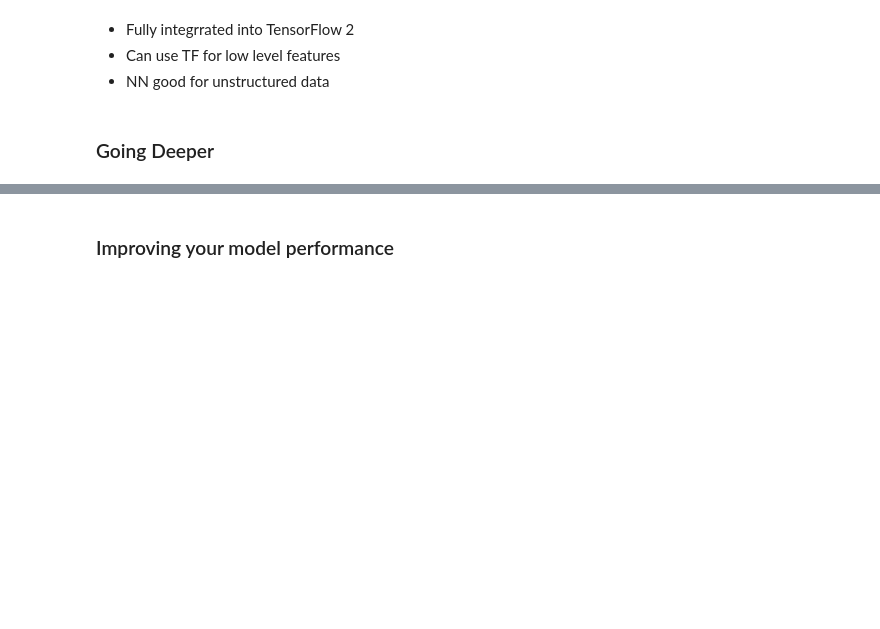
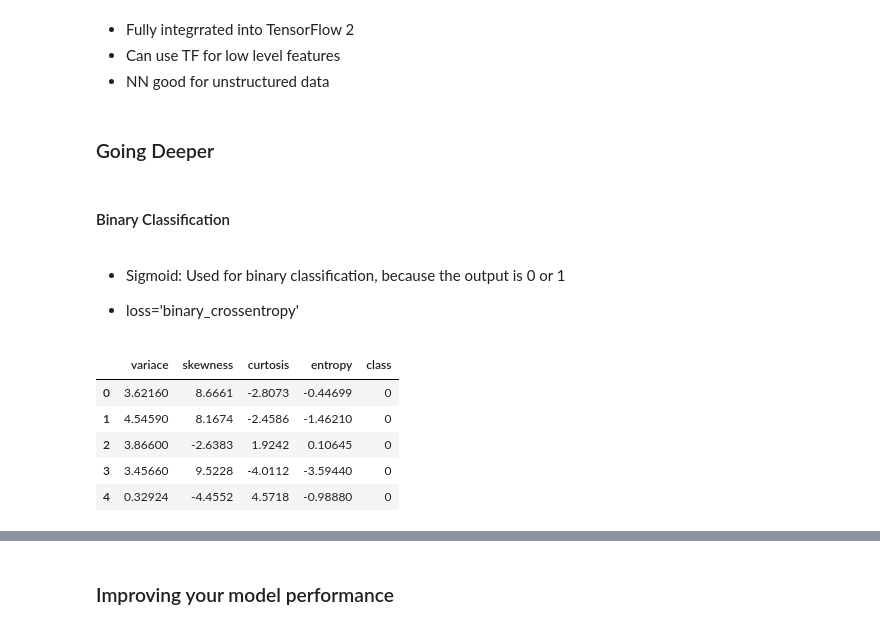
Before and after one commit to luislerma5593/Learning, a Jupyter notebook: Python/Deep_Learning.ipynb, the cells around one changed output, grey strips where cells are left out. Cells and saved outputs as stored; diff of their text form; code cells hidden in the pictures; blank space fills up the shorter version.

```diff
--- a/Python/Deep_Learning.ipynb
+++ b/Python/Deep_Learning.ipynb
@@ -1492,3 +1493,23 @@ ValueError: Feature image is not in features dictionary.
 - NN good for unstructured data
 # %% [markdown]
 ### Going Deeper
+# %% [markdown]
+#### Binary Classification
+# %% [markdown]
+* Sigmoid: Used for binary classification, because the output is 0 or 1
+
+* loss='binary_crossentropy'
+# %%
+import pandas as pd
+
+path = r'C:\Users\LLerma\Documents\GitHub\Learning\Datasets'
+
+banknotes = pd.read_csv(path + r'\banknotes.csv')
+banknotes.head()
+# %% [output]
+|  | variace | skewness | curtosis | entropy | class |
+| 0 | 3.62160 | 8.6661 | -2.8073 | -0.44699 | 0 |
+| 1 | 4.54590 | 8.1674 | -2.4586 | -1.46210 | 0 |
+| 2 | 3.86600 | -2.6383 | 1.9242 | 0.10645 | 0 |
+| 3 | 3.45660 | 9.5228 | -4.0112 | -3.59440 | 0 |
+| 4 | 0.32924 | -4.4552 | 4.5718 | -0.98880 | 0 |
```
Also changed, not shown: parts of 42 cells of this notebook, 8 other files.
